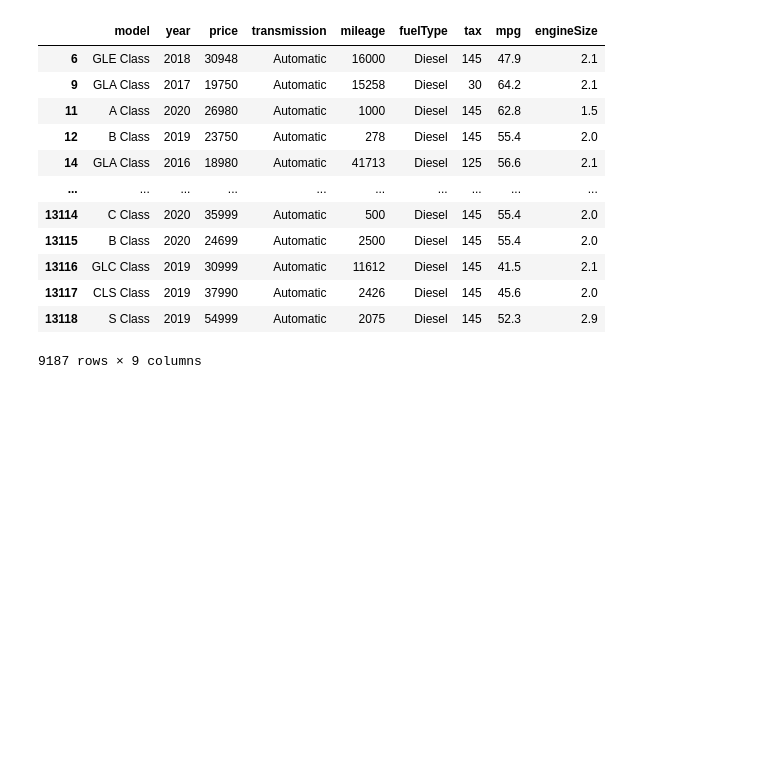
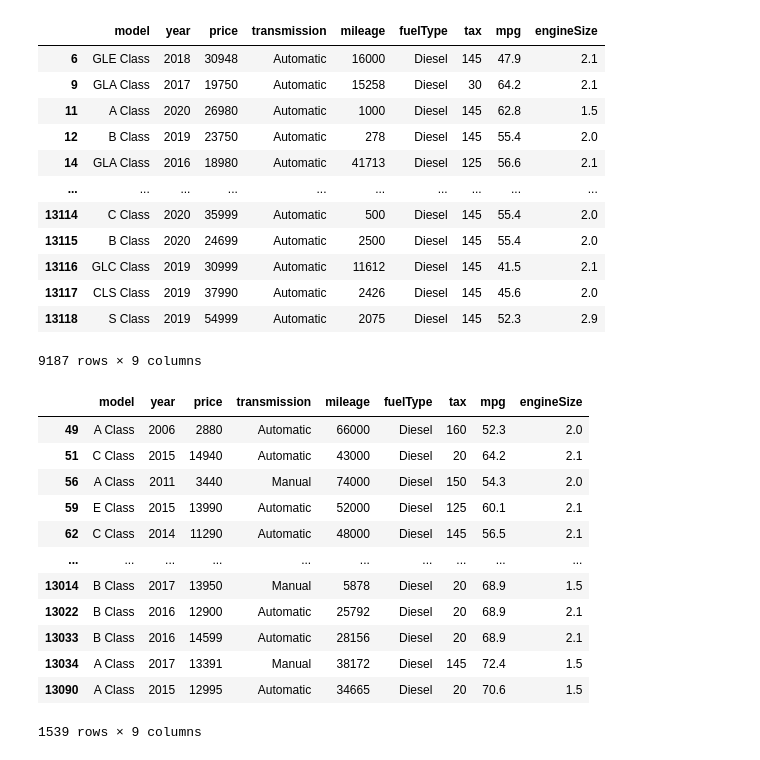
Before and after one commit to obidjonqunduzov/data-science, a Jupyter notebook: 3_6_Statistika_DataSet.ipynb, the cells around one changed output. Drawn from its saved outputs; the diff is of its cells as text; code cells hidden in the pictures; blank space fills up the shorter version.

```diff
--- a/3_6_Statistika_DataSet.ipynb
+++ b/3_6_Statistika_DataSet.ipynb
@@ -278,3 +278,19 @@ df[df.fuelType=='Diesel'] # faqat Diesel da yuradigan avtomobillarni qaytaradi
 | 13117 | CLS Class | 2019 | 37990 | Automatic | 2426 | Diesel | 145 | 45.6 | 2.0 |
 | 13118 | S Class | 2019 | 54999 | Automatic | 2075 | Diesel | 145 | 52.3 | 2.9 |
 9187 rows × 9 columns
+# %%
+df[(df.fuelType=='Diesel') & (df.price<15000)] # faqat Dieselda yuradigan va narxi 15000$ dan past bo'lgan avtomobillarni qaytaradi
+# %% [output]
+|  | model | year | price | transmission | mileage | fuelType | tax | mpg | engineSize |
+| 49 | A Class | 2006 | 2880 | Automatic | 66000 | Diesel | 160 | 52.3 | 2.0 |
+| 51 | C Class | 2015 | 14940 | Automatic | 43000 | Diesel | 20 | 64.2 | 2.1 |
+| 56 | A Class | 2011 | 3440 | Manual | 74000 | Diesel | 150 | 54.3 | 2.0 |
+| 59 | E Class | 2015 | 13990 | Automatic | 52000 | Diesel | 125 | 60.1 | 2.1 |
+| 62 | C Class | 2014 | 11290 | Automatic | 48000 | Diesel | 145 | 56.5 | 2.1 |
+| ... | ... | ... | ... | ... | ... | ... | ... | ... | ... |
+| 13014 | B Class | 2017 | 13950 | Manual | 5878 | Diesel | 20 | 68.9 | 1.5 |
+| 13022 | B Class | 2016 | 12900 | Automatic | 25792 | Diesel | 20 | 68.9 | 2.1 |
+| 13033 | B Class | 2016 | 14599 | Automatic | 28156 | Diesel | 20 | 68.9 | 2.1 |
+| 13034 | A Class | 2017 | 13391 | Manual | 38172 | Diesel | 145 | 72.4 | 1.5 |
+| 13090 | A Class | 2015 | 12995 | Automatic | 34665 | Diesel | 20 | 70.6 | 1.5 |
+1539 rows × 9 columns
```
Also changed, not shown: parts of 1 cell of this notebook.
